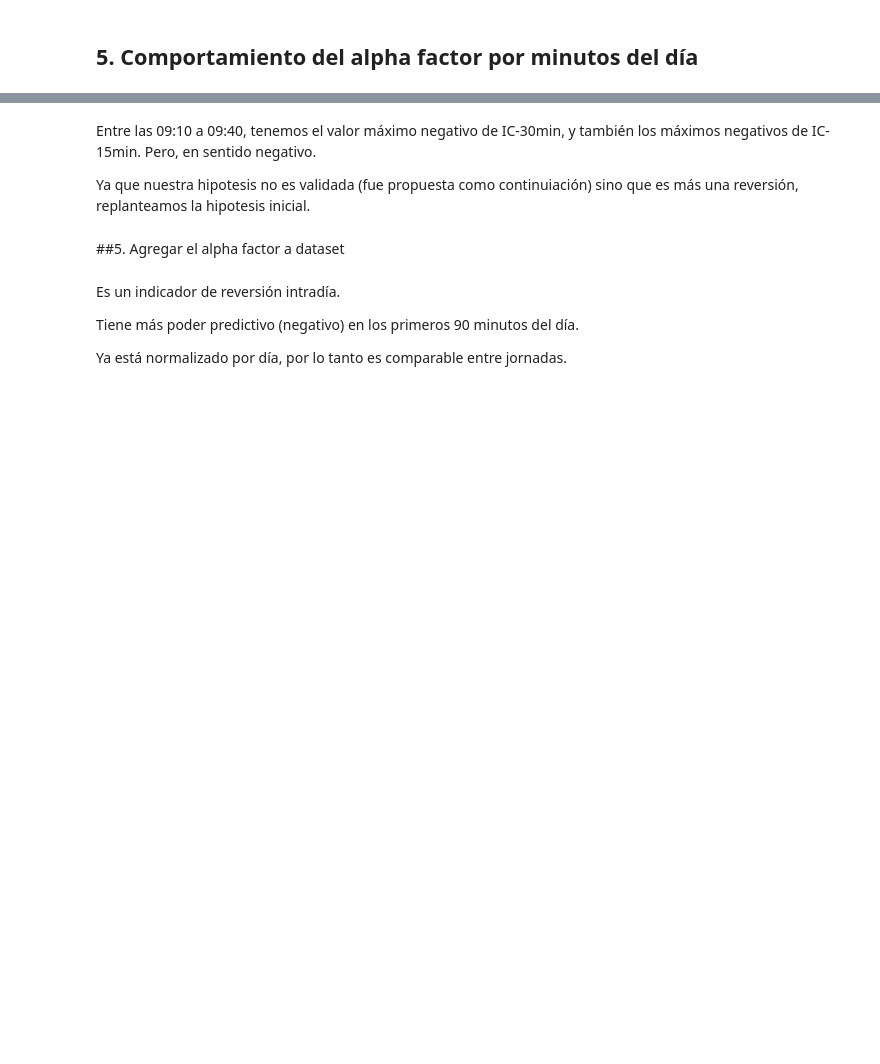
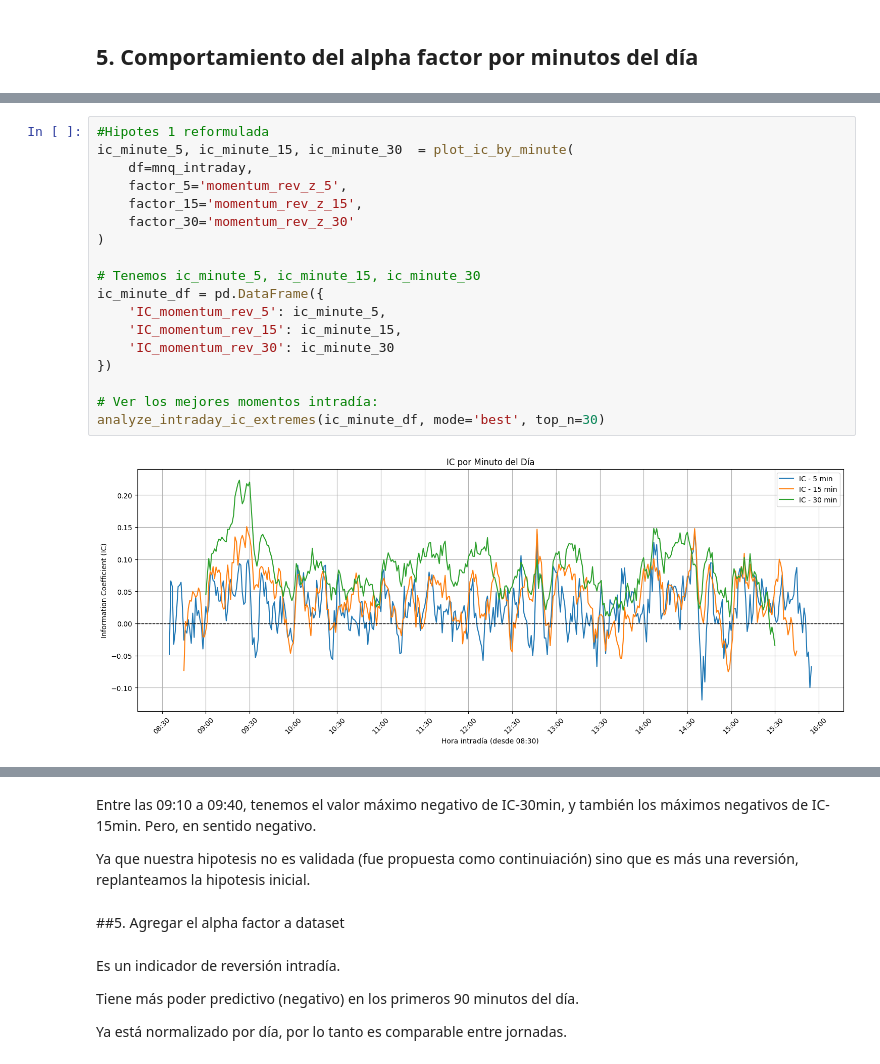
Before and after one commit to GUNAPILLCO/CEIA-GdP, a Jupyter notebook: 3_Desarrollo/2_obtencion_preparacion_exploracion_datos/2_4_1_hipotesis_1.ipynb, the cells around one changed output, grey strips where cells are left out. Saved outputs shown, nothing was run; the diff lists cells and outputs as text; blank space fills up the shorter version.

```diff
--- a/3_Desarrollo/2_obtencion_preparacion_exploracion_datos/2_4_1_hipotesis_1.ipynb
+++ b/3_Desarrollo/2_obtencion_preparacion_exploracion_datos/2_4_1_hipotesis_1.ipynb
@@ -253,0 +325,20 @@ analyze_intraday_ic_extremes(ic_minute_df)
+# %%
+#Hipotes 1 reformulada
+ic_minute_5, ic_minute_15, ic_minute_30  = plot_ic_by_minute(
+    df=mnq_intraday,
+    factor_5='momentum_rev_z_5',
+    factor_15='momentum_rev_z_15',
+    factor_30='momentum_rev_z_30'
+)
+
+# Tenemos ic_minute_5, ic_minute_15, ic_minute_30
+ic_minute_df = pd.DataFrame({
+    'IC_momentum_rev_5': ic_minute_5,
+    'IC_momentum_rev_15': ic_minute_15,
+    'IC_momentum_rev_30': ic_minute_30
+})
+
+# Ver los mejores momentos intradía:
+analyze_intraday_ic_extremes(ic_minute_df, mode='best', top_n=30)
+# %% [output]
+[figure, added]
```
Also changed, not shown: parts of 6 cells of this notebook.
